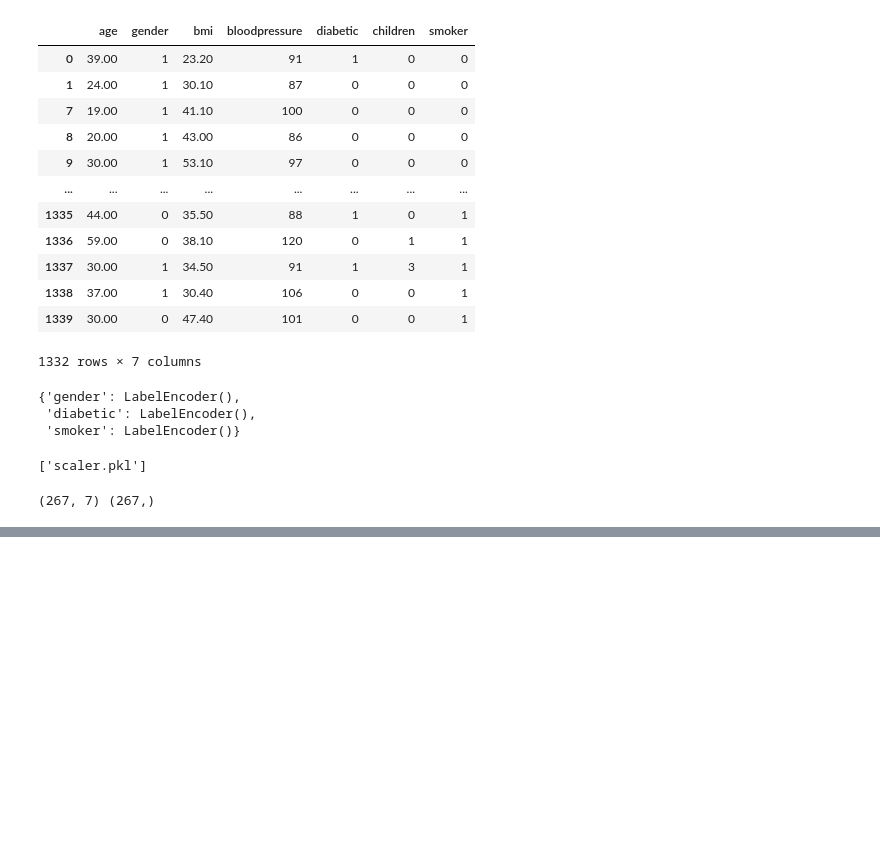
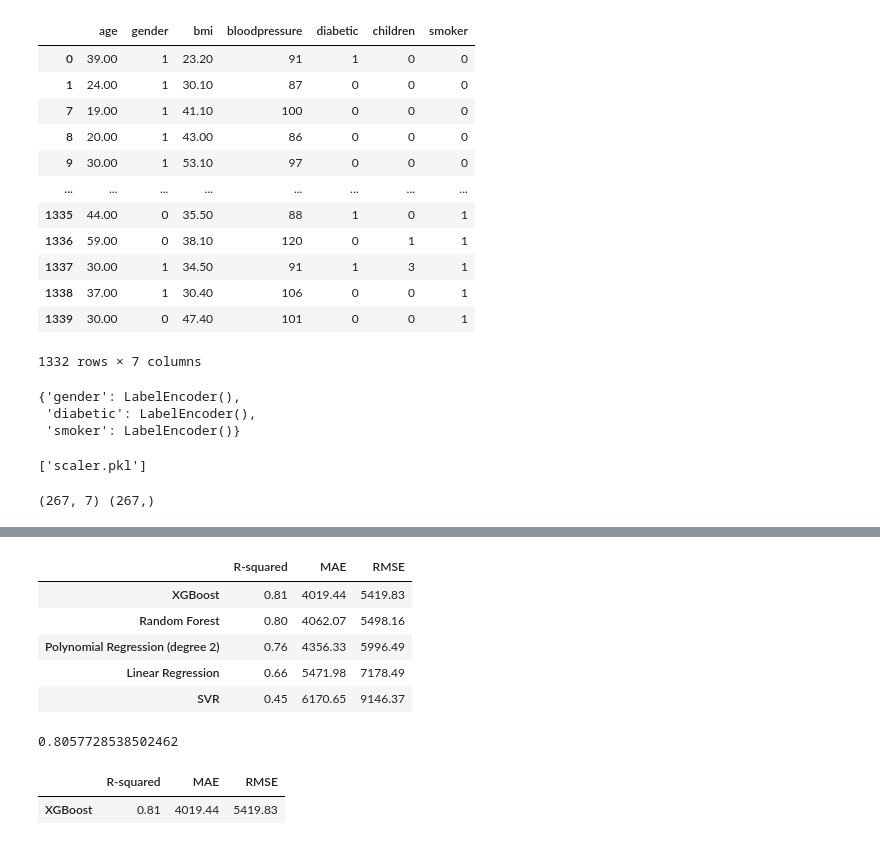
Before and after one commit to chirraaggggg/HealthInsure-ML, a Jupyter notebook: model_analysis.ipynb, the cells around one changed output, grey strips where cells are left out. Drawn from its saved outputs; the diff is of its cells as text; code cells hidden in the pictures; blank space fills up the shorter version.

```diff
--- a/model_analysis.ipynb
+++ b/model_analysis.ipynb
@@ -554,0 +565,11 @@ print("XGBoost model training is completed, best parameters:", xgb_grid.best_par
+# %%
+results_df = pd.DataFrame(results).T
+results_df.sort_values(by="R-squared", ascending=False, inplace=True)
+results_df
+# %% [output]
+|  | R-squared | MAE | RMSE |
+| XGBoost | 0.81 | 4019.44 | 5419.83 |
+| Random Forest | 0.80 | 4062.07 | 5498.16 |
+| Polynomial Regression (degree 2) | 0.76 | 4356.33 | 5996.49 |
+| Linear Regression | 0.66 | 5471.98 | 7178.49 |
+| SVR | 0.45 | 6170.65 | 9146.37 |
@@ -554,0 +586,4 @@ print("XGBoost model training is completed, best parameters:", xgb_grid.best_par
+# %%
+best_r2
+# %% [output]
+0.8057728538502462
@@ -554,0 +592,5 @@ print("XGBoost model training is completed, best parameters:", xgb_grid.best_par
+# %%
+top_model
+# %% [output]
+|  | R-squared | MAE | RMSE |
+| XGBoost | 0.81 | 4019.44 | 5419.83 |
```
Also changed, not shown: parts of 7 cells of this notebook, 7 other files.
